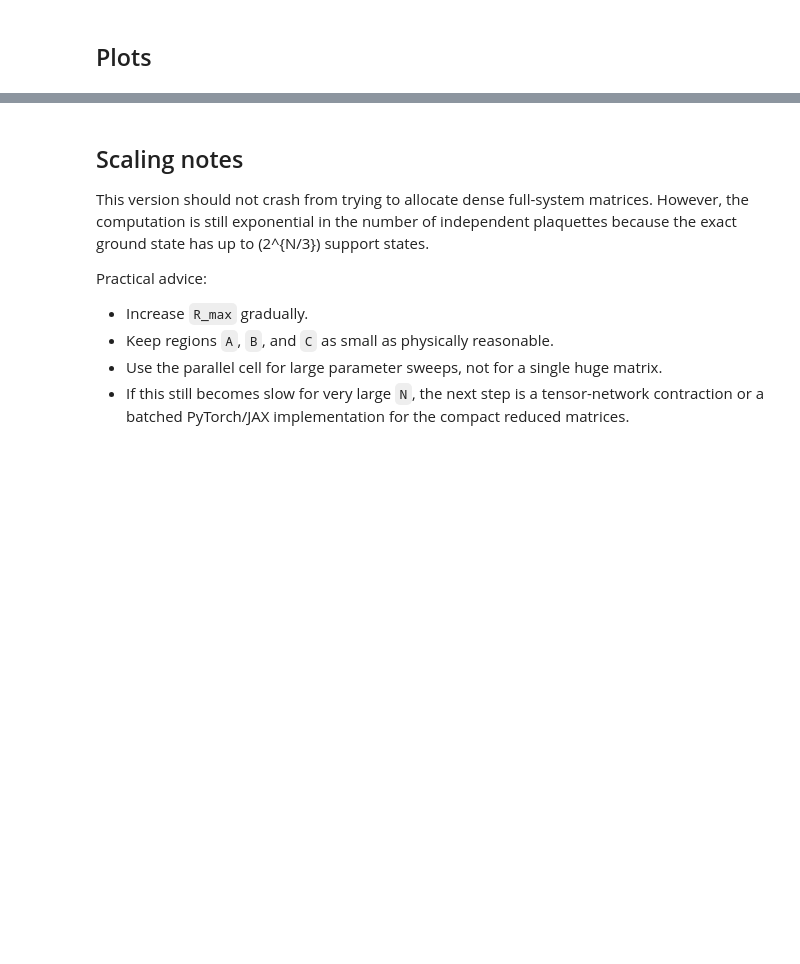
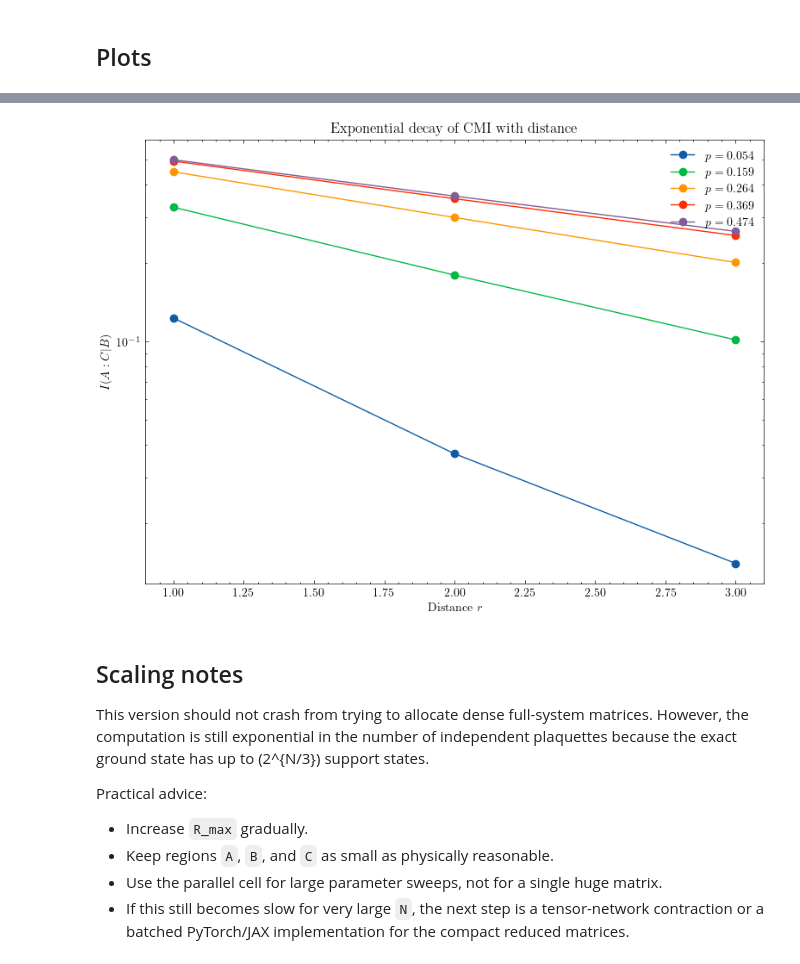
Before and after one commit to HannaKarwowska/PSI-Essay, a Jupyter notebook: New_codes/toric_code_alpha_optimized.ipynb, the cells around one changed output, grey strips where cells are left out. Drawn from its saved outputs; the diff is of its cells as text; code cells hidden in the pictures; blank space fills up the shorter version.

```diff
--- a/New_codes/toric_code_alpha_optimized.ipynb
+++ b/New_codes/toric_code_alpha_optimized.ipynb
@@ -35,7 +35,7 @@ Path('New_plots').mkdir(exist_ok=True)
 ## Parameters
 # %%
 # Weight parameter in (I + alpha A_p) / sqrt(1 + alpha^2)
-alpha = 0.68
+alpha = 1.68
 # %% [markdown]
 ## Sparse bitstring representation
 
@@ -283,11 +300,11 @@ def fit_markov_length_offset(distances, cmi_values, offset=0.0, threshold=1e-12)
     return -1.0 / slope
 # %%
 # Noise rates used to evaluate Markov length
-p_array2 = np.linspace(0.001, 0.999, 10)
+p_array2 = np.linspace(0.001, 0.999, 20)
 
 # Increase this gradually.  The optimized code can handle larger values than the dense version,
 # but the problem is still exponential in the number of plaquette-generated configurations.
-R_max = 2
+R_max = 3
 distances = np.arange(1, R_max + 1)
 
 cmi_matrix = np.zeros((len(p_array2), len(distances)))
@@ -366,19 +405,21 @@ plt.show()
 # %%
 plt.figure(figsize=(8, 6))
-for idx in range(1, len(p_array2), 2):
+for idx in range(1, 10, 2):
     y = cmi_matrix[idx]
     mask = y > 1e-12
     if np.any(mask):
         plt.plot(distances[mask], y[mask], marker='o', label=fr'$p={p_array2[idx]:.3f}$')
 
 plt.yscale('log')
 plt.xlabel('Distance $r$')
 plt.ylabel(r'$I(A:C|B)$')
 plt.title('Exponential decay of CMI with distance')
 plt.legend(loc='upper right')
 plt.tight_layout()
 plt.savefig('New_plots/CMI_decay_with_r_plaquette_ring_optimized.png', dpi=300)
 plt.show()
+# %% [output]
+[figure, added]
 # %% [markdown]
 ## Scaling notes
 
```
Also changed, not shown: parts of 7 cells of this notebook, 4 other files.
